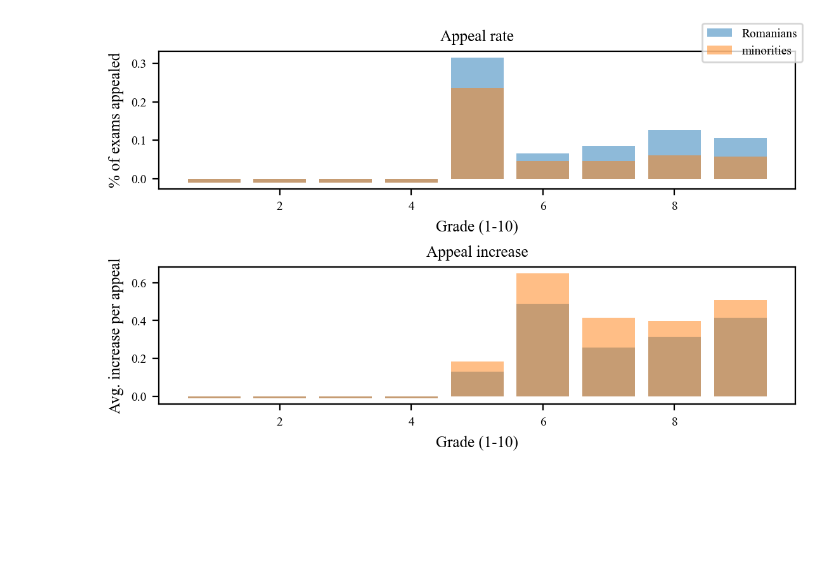
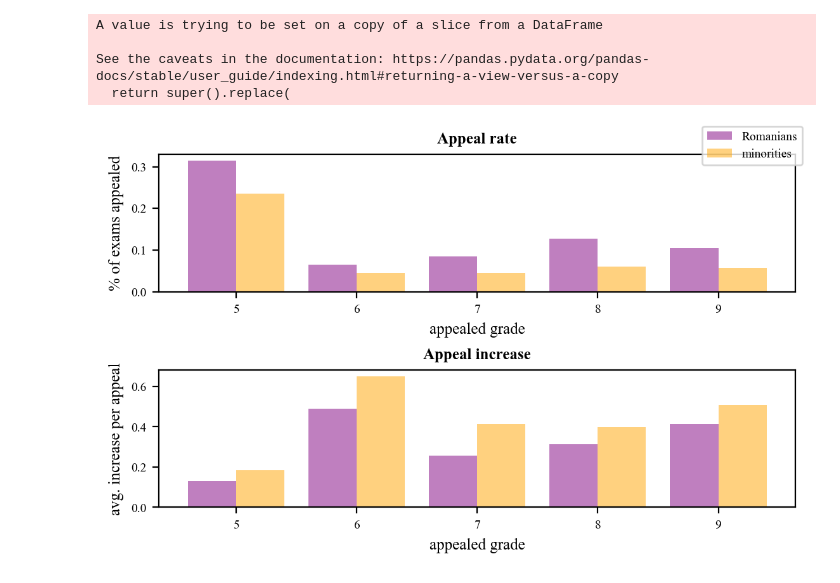
Before and after one commit to alparius/bac-stat, a Jupyter notebook: src/exp6_difference_in_appeals.ipynb, the cells around one changed output. Drawn from its saved outputs; the diff is of its cells as text; code cells hidden in the pictures; blank space fills up the shorter version.

```diff
--- a/src/exp6_difference_in_appeals.ipynb
+++ b/src/exp6_difference_in_appeals.ipynb
@@ -121,30 +121,38 @@ ro_incs = []
 rp_rates = []
 rp_incs = []
 
-for i in range (1, 10):
+for i in range (5, 10):
     a, b = bucketize_appeals(romanian_only_results_f, romanian_plus_results_f, i)
     ro_rates.append(a[0])
     ro_incs.append(a[1])
     rp_rates.append(b[0])
     rp_incs.append(b[1])
+# %% [output]
+A value is trying to be set on a copy of a slice from a DataFrame
+
+See the caveats in the documentation: https://pandas.pydata.org/pandas-docs/stable/user_guide/indexing.html#returning-a-view-versus-a-copy
+  return super().replace(
 # %%
 with plt.rc_context(bundles.neurips2021(usetex=False, family='serif')):
     fig, axs = plt.subplots(2, dpi=200)
 
-    axs[0].set_title("Appeal rate")
-    axs[0].set_xlabel('Grade (1-10)')
+    bar_width = 0.4
+    label_loc = np.arange(5, 10)
+
+    axs[0].set_title("Appeal rate", fontweight="bold")
+    axs[0].set_xlabel('appealed grade')
     axs[0].set_ylabel('% of exams appealed')
-    axs[0].bar(np.arange(1,10), ro_rates, alpha=.5)
-    axs[0].bar(np.arange(1,10), rp_rates, alpha=.5)
+    axs[0].bar(label_loc - bar_width/2, ro_rates, bar_width, alpha=.5, color='purple')
+    axs[0].bar(label_loc + bar_width/2, rp_rates, bar_width, alpha=.5, color='orange')
 
-    axs[1].set_title("Appeal increase")
-    axs[1].set_xlabel('Grade (1-10)')
-    axs[1].set_ylabel('Avg. increase per appeal')
-    axs[1].bar(np.arange(1,10), ro_incs, alpha=.5)
-    axs[1].bar(np.arange(1,10), rp_incs, alpha=.5)
+    axs[1].set_title("Appeal increase", fontweight="bold")
+    axs[1].set_xlabel('appealed grade')
+    axs[1].set_ylabel('avg. increase per appeal')
+    axs[1].bar(label_loc - bar_width/2, ro_incs, bar_width, alpha=.5, color='purple')
+    axs[1].bar(label_loc + bar_width/2, rp_incs, bar_width, alpha=.5, color='orange')
 
     fig.legend(["Romanians", "minorities"])
 
     plt.show()
 # %% [output]
-[figure, old version]
+[figure, new version]
```
Also changed, not shown: parts of 1 cell of this notebook, 1 other file.
